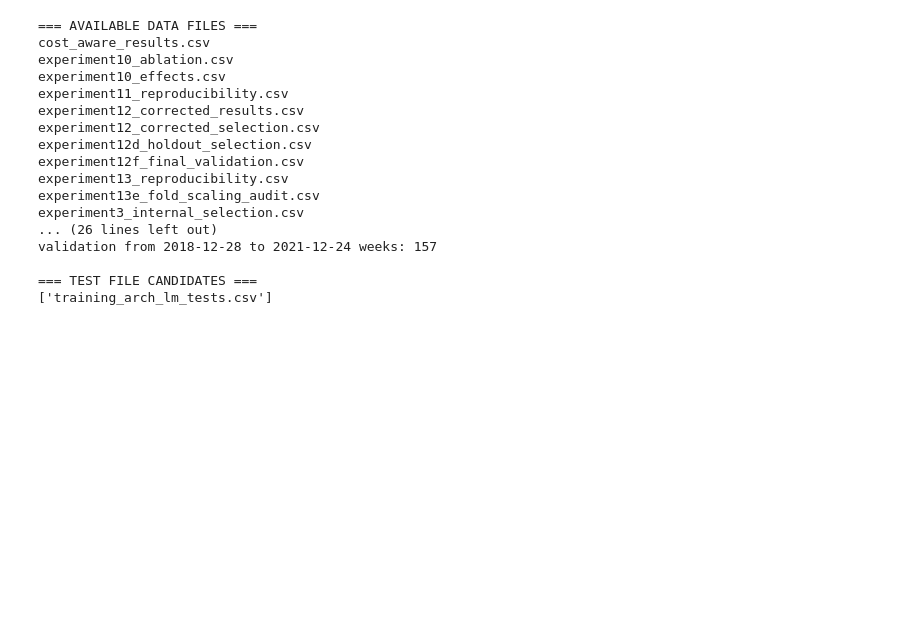
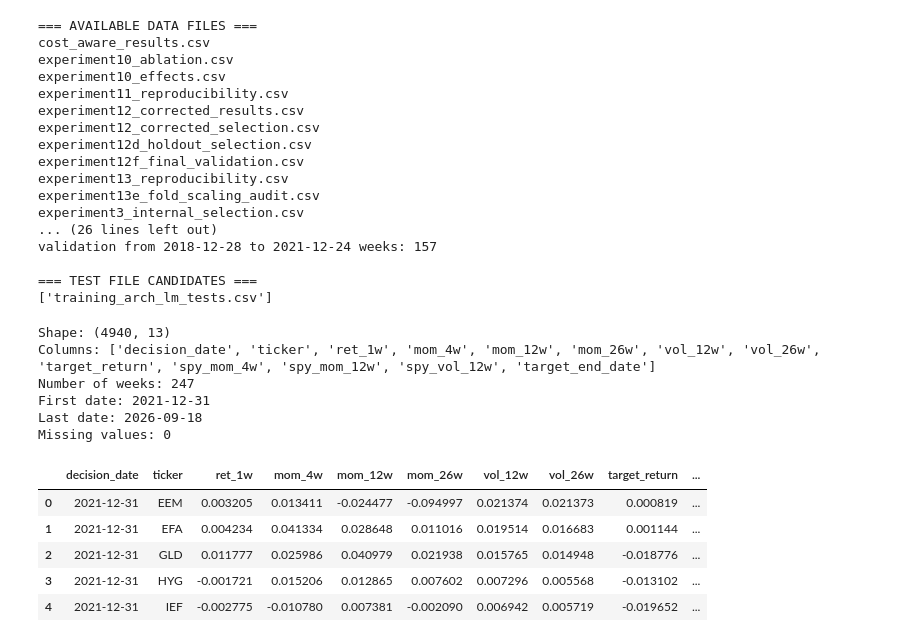
Before and after one commit to ClaraMourgueDAlgue/QM2, a Jupyter notebook: Copy_of_qf209_a4_person2_baseline.ipynb, the cells around one changed output. Saved outputs shown, nothing was run; the diff lists cells and outputs as text; code cells hidden in the pictures; blank space fills up the shorter version.

```diff
--- a/Copy_of_qf209_a4_person2_baseline.ipynb
+++ b/Copy_of_qf209_a4_person2_baseline.ipynb
@@ -3955,3 +3955,38 @@ for path in Path(".").glob("*.ipynb"):
                 "download", "yfinance"]):
             print(f"\nCell {i}:")
             print(source[:1200])
+# %%
+import pandas as pd
+from pathlib import Path
+
+test_path = Path("test_panel.csv")
+
+if not test_path.exists():
+    matches = list(Path(".").rglob("test_panel.csv"))
+    if not matches:
+        raise FileNotFoundError("Cannot find test_panel.csv")
+    test_path = matches[0]
+
+test_df = pd.read_csv(test_path)
+
+print("Shape:", test_df.shape)
+print("Columns:", test_df.columns.tolist())
+print("Number of weeks:", test_df["decision_date"].nunique())
+print("First date:", test_df["decision_date"].min())
+print("Last date:", test_df["decision_date"].max())
+print("Missing values:", test_df.isna().sum().sum())
+
+display(test_df.head())
+# %% [output]
+Shape: (4940, 13)
+Columns: ['decision_date', 'ticker', 'ret_1w', 'mom_4w', 'mom_12w', 'mom_26w', 'vol_12w', 'vol_26w', 'target_return', 'spy_mom_4w', 'spy_mom_12w', 'spy_vol_12w', 'target_end_date']
+Number of weeks: 247
+First date: 2021-12-31
+Last date: 2026-09-18
+Missing values: 0
+|  | decision_date | ticker | ret_1w | mom_4w | mom_12w | mom_26w | vol_12w | vol_26w | target_return | ... |
+| 0 | 2021-12-31 | EEM | 0.003205 | 0.013411 | -0.024477 | -0.094997 | 0.021374 | 0.021373 | 0.000819 | ... |
+| 1 | 2021-12-31 | EFA | 0.004234 | 0.041334 | 0.028648 | 0.011016 | 0.019514 | 0.016683 | 0.001144 | ... |
+| 2 | 2021-12-31 | GLD | 0.011777 | 0.025986 | 0.040979 | 0.021938 | 0.015765 | 0.014948 | -0.018776 | ... |
+| 3 | 2021-12-31 | HYG | -0.001721 | 0.015206 | 0.012865 | 0.007602 | 0.007296 | 0.005568 | -0.013102 | ... |
+| 4 | 2021-12-31 | IEF | -0.002775 | -0.010780 | 0.007381 | -0.002090 | 0.006942 | 0.005719 | -0.019652 | ... |
```
Also changed, not shown: parts of 8 cells of this notebook.
